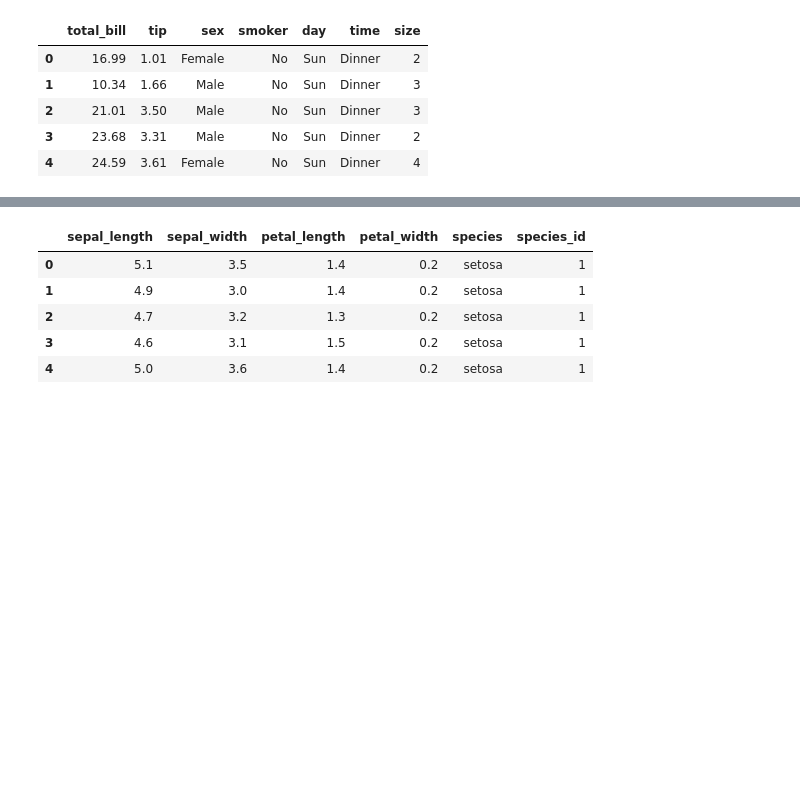
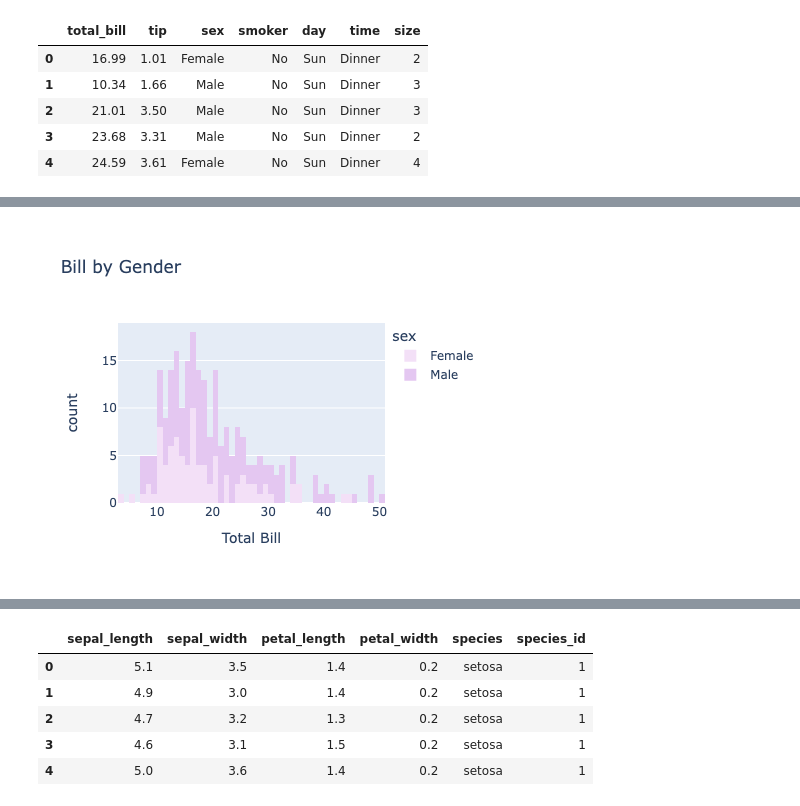
Before and after one commit to jorge-gx/Data-Visualization-with-Python, a Jupyter notebook: PlotlyExpress/PlotlyExpress-code.ipynb, the cells around one changed output, grey strips where cells are left out. Cells and saved outputs as stored; diff of their text form; code cells hidden in the pictures; blank space fills up the shorter version.

```diff
--- a/PlotlyExpress/PlotlyExpress-code.ipynb
+++ b/PlotlyExpress/PlotlyExpress-code.ipynb
@@ -62,11 +65,13 @@ fig.write_html("hist.html")
 # %%
 fig = px.histogram(tips_dataset,
 x="total_bill",
 color="sex",
 hover_data = tips_dataset.columns,
 title='Bill by Gender',
 labels={'total_bill': 'Total Bill'},
 nbins=50,
 color_discrete_sequence = px.colors.sequential.Purp,
                   )
-fig.write_html("hist.html")
+fig.show()
+# %% [output]
+[figure, added]
```
Also changed, not shown: parts of 7 cells of this notebook, 3 other files.
